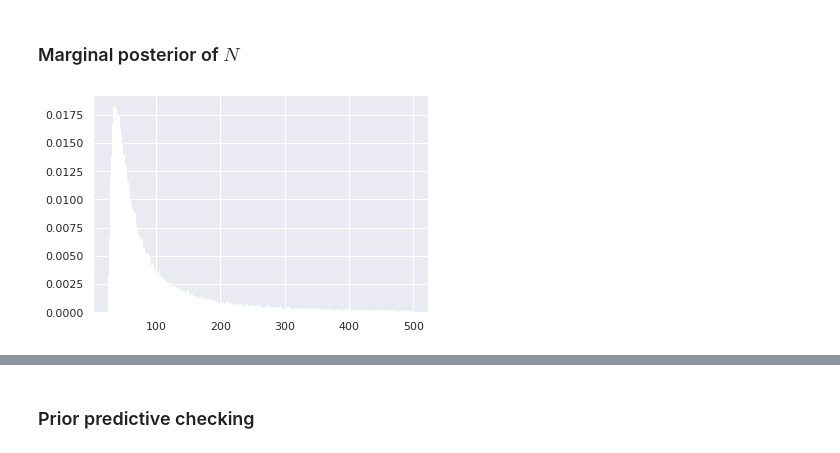
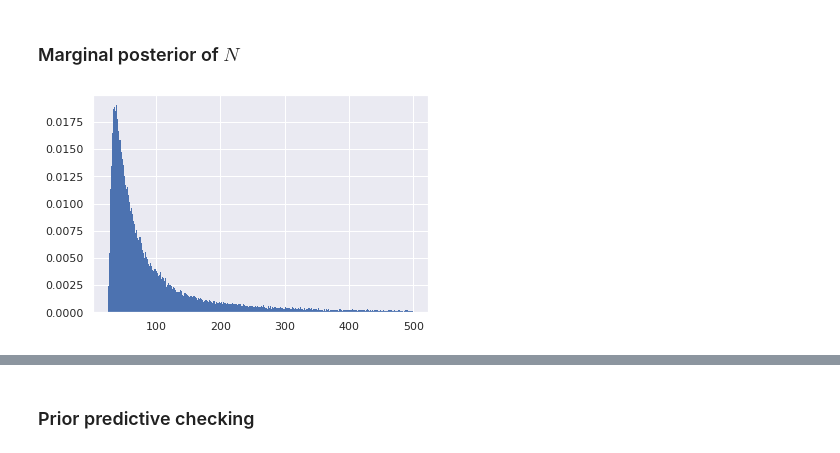
Before and after one commit to lucasmoschen/phd-bayesian-statistics, a Jupyter notebook: notebooks/final_exam.ipynb, the cells around one changed output, grey strips where cells are left out. Saved outputs shown, nothing was run; the diff lists cells and outputs as text; code cells hidden in the pictures.

```diff
--- a/notebooks/final_exam.ipynb
+++ b/notebooks/final_exam.ipynb
@@ -270,10 +270,10 @@ convergence, Rhat=1).
 # %% [markdown]
 ### Marginal posterior of $N$
 # %%
-plt.hist(fit_uninf.extract()["N"], bins = range(26, 500), density = True)
+plt.hist(fit_uninf.extract()["N"], bins = range(26, 500), density = True, edgecolor = 'none')
 plt.show()
 # %% [output]
-[figure, old version]
+[figure, new version]
 # %%
 geom_id_data = {
     "x_obs": impala,
```
Also changed, not shown: parts of 38 cells of this notebook, 15 other files.
